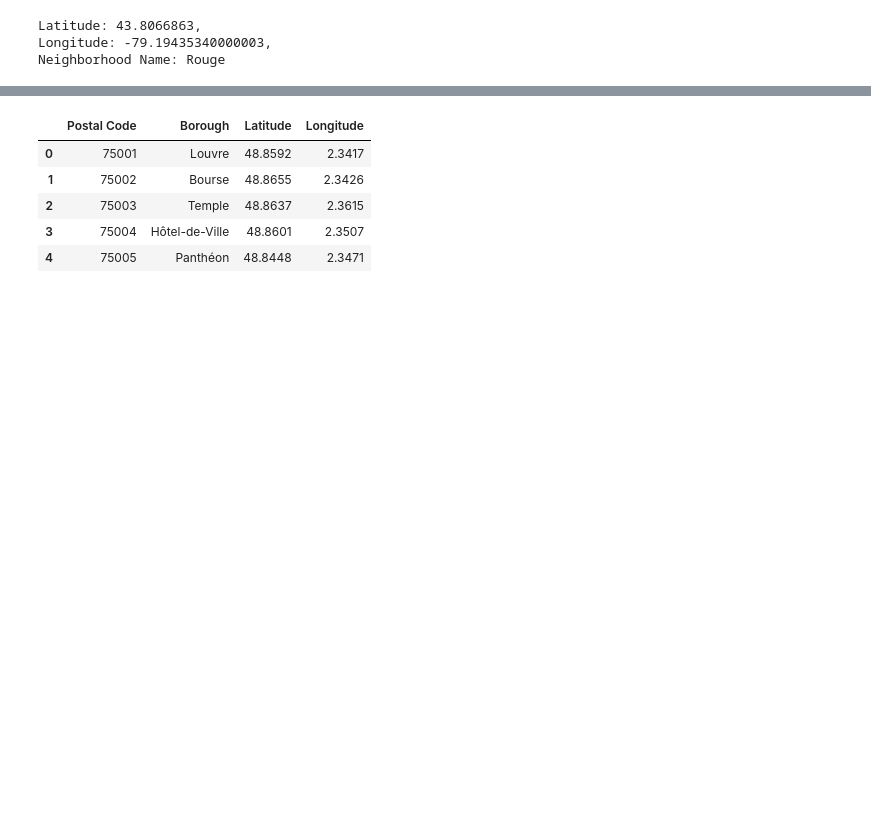
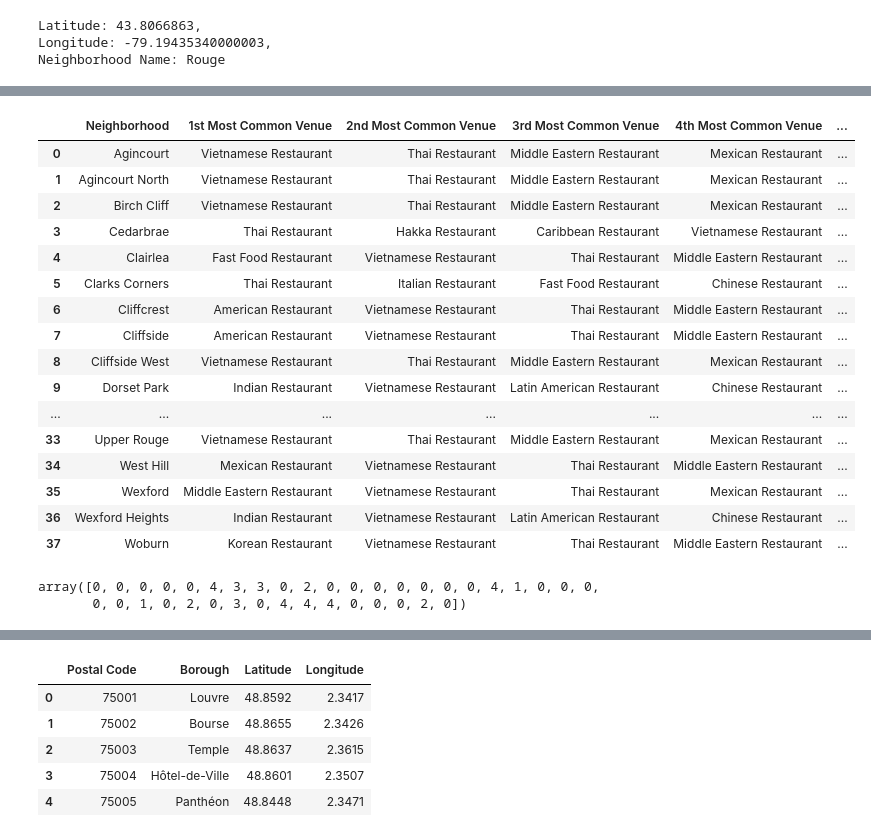
Before and after one commit to KrishnaChaitanya1/Coursera_Capstone, a Jupyter notebook: Final Capstone Project/Relations between food cuisines.ipynb, the cells around one changed output, grey strips where cells are left out. Drawn from its saved outputs; the diff is of its cells as text; code cells hidden in the pictures; blank space fills up the shorter version.

Commit message:
Completed the Visualization of Toronto Clusters

```diff
--- a/Final Capstone Project/Relations between food cuisines.ipynb
+++ b/Final Capstone Project/Relations between food cuisines.ipynb
@@ -116,0 +334,5 @@ Neighborhood Name: Rouge
+# %%
+cols = list(scar_grouped)
+cols.insert(0, cols.pop(cols.index('Neighborhood')))
+scar_grouped = scar_grouped.loc[:, cols]
+scar_grouped.head()
@@ -116,0 +346,12 @@ Neighborhood Name: Rouge
+# %%
+num_top_venues = 5
+
+for hood in scar_grouped['Neighborhood']:
+    print('------- ' + hood + ' -------')
+    temp = scar_grouped[scar_grouped['Neighborhood'] == hood].T.reset_index()
+    temp.columns = ['Venue', 'Frequency']
+    temp = temp.iloc[1:]
+    temp['Frequency'] = temp['Frequency'].astype(float)
+    temp = temp.round({'Frequency': 2})
+    print(temp.sort_values('Frequency', ascending=False).reset_index(drop=True).head(num_top_venues))
+    print('\n')
@@ -116,0 +376,57 @@ Neighborhood Name: Rouge
+# %%
+def return_most_common_venues(row, num_top_venues):
+    row_categories = row.iloc[1:]
+    row_categories_sorted = row_categories.sort_values(ascending=False)
+
+    return row_categories_sorted.index.values[0:num_top_venues]
+# %%
+num_top_venues = 10
+
+indicators = ['st', 'nd', 'rd']
+
+# create columns according to number of top venues
+columns = ['Neighborhood']
+for ind in np.arange(num_top_venues):
+    try:
+        columns.append('{}{} Most Common Venue'.format(ind+1, indicators[ind]))
+    except:
+        columns.append('{}th Most Common Venue'.format(ind+1))
+
+# create a new dataframe
+neighborhoods_venues_sorted = pd.DataFrame(columns=columns)
+neighborhoods_venues_sorted['Neighborhood'] = scar_grouped['Neighborhood']
+
+for ind in np.arange(scar_grouped.shape[0]):
+    neighborhoods_venues_sorted.iloc[ind, 1:] = return_most_common_venues(scar_grouped.iloc[ind, :], num_top_venues)
+
+neighborhoods_venues_sorted
+# %% [output]
+|  | Neighborhood | 1st Most Common Venue | 2nd Most Common Venue | 3rd Most Common Venue | 4th Most Common Venue | ... |
+| 0 | Agincourt | Vietnamese Restaurant | Thai Restaurant | Middle Eastern Restaurant | Mexican Restaurant | ... |
+| 1 | Agincourt North | Vietnamese Restaurant | Thai Restaurant | Middle Eastern Restaurant | Mexican Restaurant | ... |
+| 2 | Birch Cliff | Vietnamese Restaurant | Thai Restaurant | Middle Eastern Restaurant | Mexican Restaurant | ... |
+| 3 | Cedarbrae | Thai Restaurant | Hakka Restaurant | Caribbean Restaurant | Vietnamese Restaurant | ... |
+| 4 | Clairlea | Fast Food Restaurant | Vietnamese Restaurant | Thai Restaurant | Middle Eastern Restaurant | ... |
+| 5 | Clarks Corners | Thai Restaurant | Italian Restaurant | Fast Food Restaurant | Chinese Restaurant | ... |
+| 6 | Cliffcrest | American Restaurant | Vietnamese Restaurant | Thai Restaurant | Middle Eastern Restaurant | ... |
+| 7 | Cliffside | American Restaurant | Vietnamese Restaurant | Thai Restaurant | Middle Eastern Restaurant | ... |
+| 8 | Cliffside West | Vietnamese Restaurant | Thai Restaurant | Middle Eastern Restaurant | Mexican Restaurant | ... |
+| 9 | Dorset Park | Indian Restaurant | Vietnamese Restaurant | Latin American Restaurant | Chinese Restaurant | ... |
+| ... | ... | ... | ... | ... | ... | ... |
+| 33 | Upper Rouge | Vietnamese Restaurant | Thai Restaurant | Middle Eastern Restaurant | Mexican Restaurant | ... |
+| 34 | West Hill | Mexican Restaurant | Vietnamese Restaurant | Thai Restaurant | Middle Eastern Restaurant | ... |
+| 35 | Wexford | Middle Eastern Restaurant | Vietnamese Restaurant | Thai Restaurant | Mexican Restaurant | ... |
+| 36 | Wexford Heights | Indian Restaurant | Vietnamese Restaurant | Latin American Restaurant | Chinese Restaurant | ... |
+| 37 | Woburn | Korean Restaurant | Vietnamese Restaurant | Thai Restaurant | Middle Eastern Restaurant | ... |
+# %%
+kclusters = 5
+
+scar_grouped_clustering = scar_grouped.drop('Neighborhood', 1)
+
+kmeans = KMeans(n_clusters=kclusters, random_state=0).fit(scar_grouped_clustering)
+
+# check cluster labels generated for each row in the dataframe
+kmeans.labels_
+# %% [output]
+array([0, 0, 0, 0, 0, 4, 3, 3, 0, 2, 0, 0, 0, 0, 0, 0, 0, 4, 1, 0, 0, 0,
+       0, 0, 1, 0, 2, 0, 3, 0, 4, 4, 4, 0, 0, 0, 2, 0])
```
Also changed, not shown: parts of 22 cells of this notebook.
